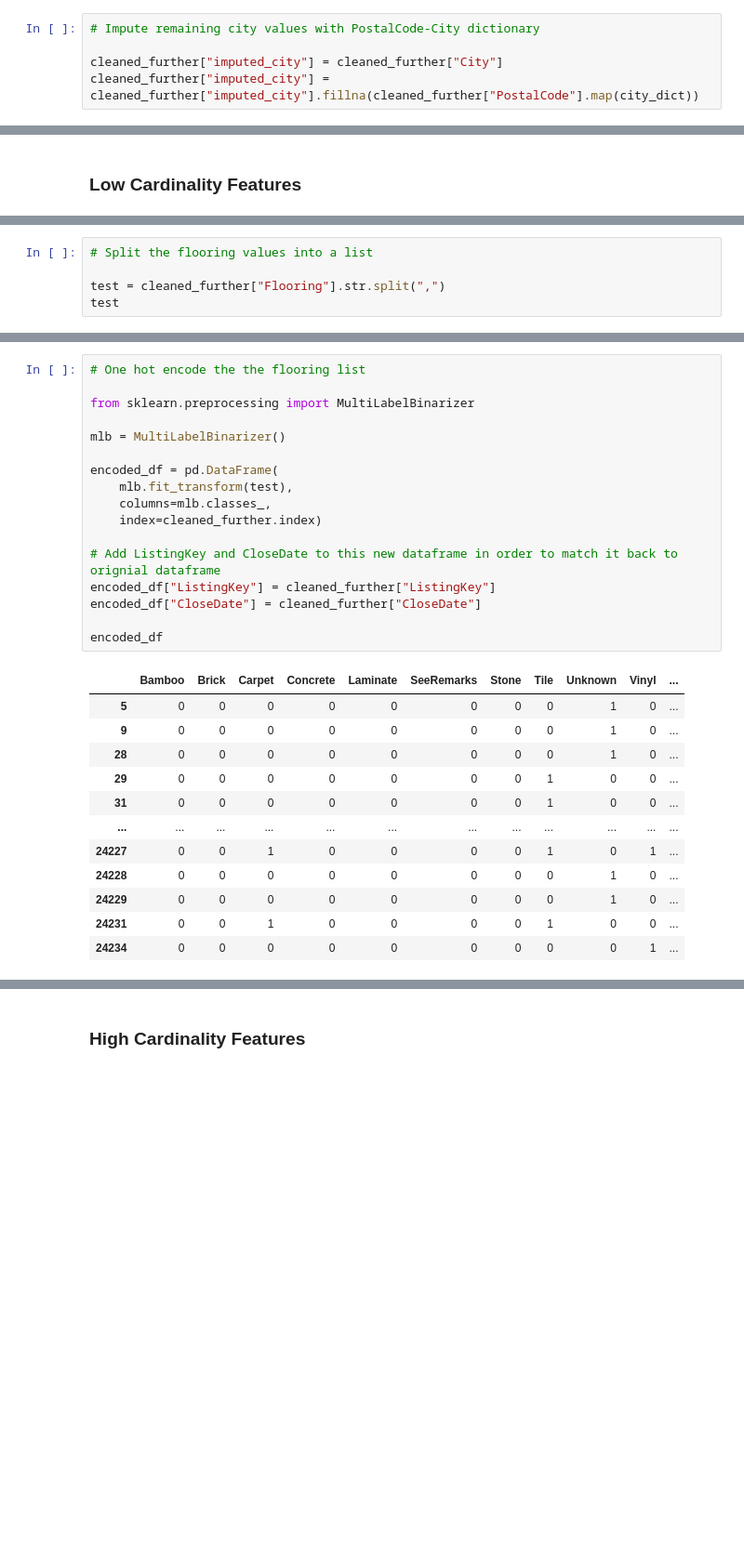
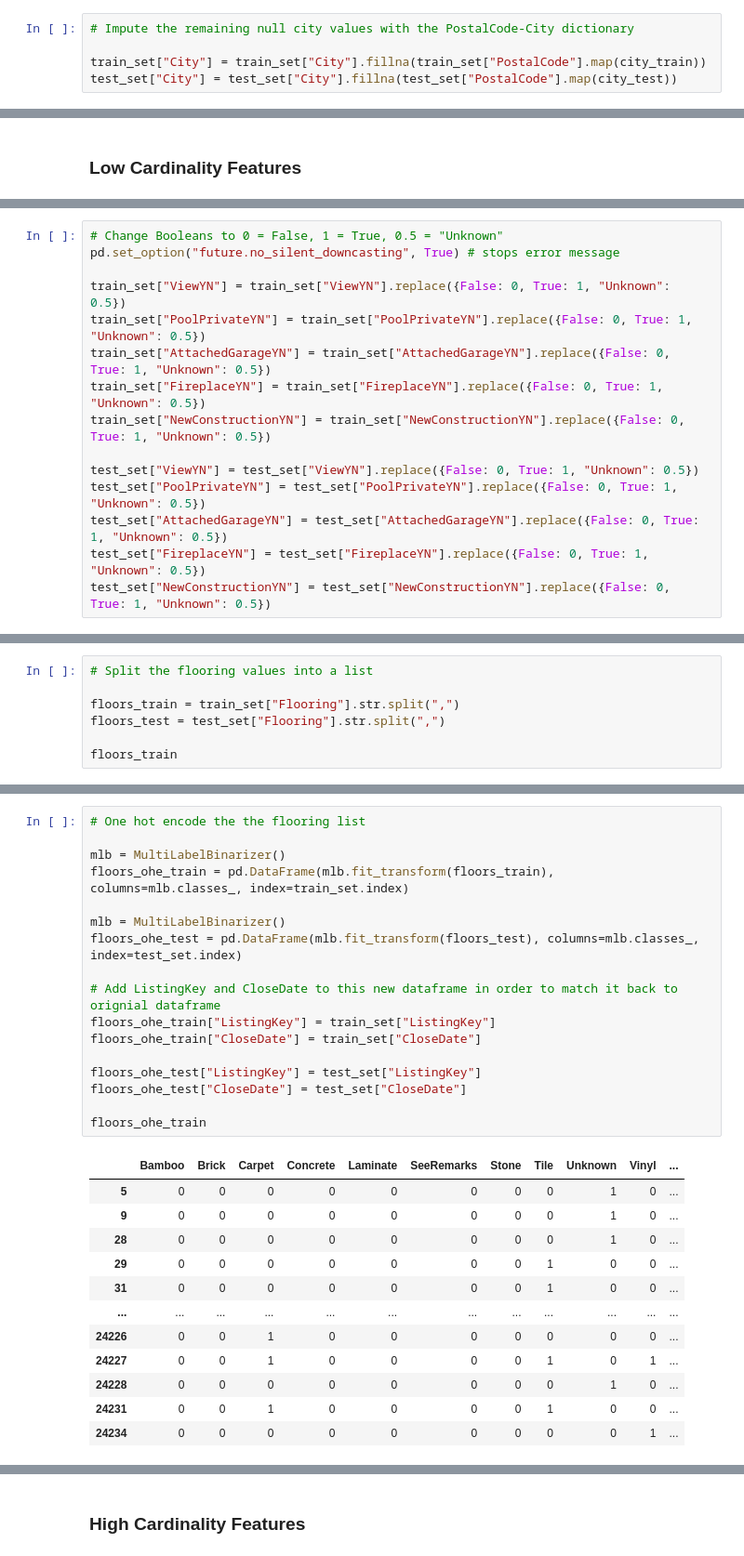
Before and after one commit to Smorgasbordy/IDX-Exchange-Data-Science, a Jupyter notebook: 02_preprocessing.ipynb, the cells around one changed output, grey strips where cells are left out. Shown at 93% size. Drawn from its saved outputs; the diff is of its cells as text; blank space fills up the shorter version.

```diff
--- a/02_preprocessing.ipynb
+++ b/02_preprocessing.ipynb
@@ -941,5 +894,5 @@ cleaned_further["PostalCode"] = cleaned_further["PostalCode"].replace("92440", "
 # %%
-# Impute remaining city values with PostalCode-City dictionary
+# Impute the remaining null city values with the PostalCode-City dictionary
 
-cleaned_further["imputed_city"] = cleaned_further["City"]
-cleaned_further["imputed_city"] = cleaned_further["imputed_city"].fillna(cleaned_further["PostalCode"].map(city_dict))
+train_set["City"] = train_set["City"].fillna(train_set["PostalCode"].map(city_train))
+test_set["City"] = test_set["City"].fillna(test_set["PostalCode"].map(city_test))
@@ -1145,0 +947,15 @@ cleaned_further = cleaned_further.drop(columns=["PropertyType", "PropertySubType
+# %%
+# Change Booleans to 0 = False, 1 = True, 0.5 = "Unknown"
+pd.set_option("future.no_silent_downcasting", True) # stops error message
+
+train_set["ViewYN"] = train_set["ViewYN"].replace({False: 0, True: 1, "Unknown": 0.5})
+train_set["PoolPrivateYN"] = train_set["PoolPrivateYN"].replace({False: 0, True: 1, "Unknown": 0.5})
+train_set["AttachedGarageYN"] = train_set["AttachedGarageYN"].replace({False: 0, True: 1, "Unknown": 0.5})
+train_set["FireplaceYN"] = train_set["FireplaceYN"].replace({False: 0, True: 1, "Unknown": 0.5})
+train_set["NewConstructionYN"] = train_set["NewConstructionYN"].replace({False: 0, True: 1, "Unknown": 0.5})
+
+test_set["ViewYN"] = test_set["ViewYN"].replace({False: 0, True: 1, "Unknown": 0.5})
+test_set["PoolPrivateYN"] = test_set["PoolPrivateYN"].replace({False: 0, True: 1, "Unknown": 0.5})
+test_set["AttachedGarageYN"] = test_set["AttachedGarageYN"].replace({False: 0, True: 1, "Unknown": 0.5})
+test_set["FireplaceYN"] = test_set["FireplaceYN"].replace({False: 0, True: 1, "Unknown": 0.5})
+test_set["NewConstructionYN"] = test_set["NewConstructionYN"].replace({False: 0, True: 1, "Unknown": 0.5})
@@ -1146,8 +964,10 @@ cleaned_further = cleaned_further.drop(columns=["PropertyType", "PropertySubType
 # %%
 # Split the flooring values into a list
 
-test = cleaned_further["Flooring"].str.split(",")
-test
+floors_train = train_set["Flooring"].str.split(",")
+floors_test = test_set["Flooring"].str.split(",")
+
+floors_train
 # %% [output]
 5                    [Unknown]
 9                    [Unknown]
@@ -1164,30 +984,30 @@ Name: Flooring, Length: 307654, dtype: object
 # %%
 # One hot encode the the flooring list
 
-from sklearn.preprocessing import MultiLabelBinarizer
+mlb = MultiLabelBinarizer()
+floors_ohe_train = pd.DataFrame(mlb.fit_transform(floors_train), columns=mlb.classes_, index=train_set.index)
 
 mlb = MultiLabelBinarizer()
-
-encoded_df = pd.DataFrame(
-    mlb.fit_transform(test),
-    columns=mlb.classes_,
-    index=cleaned_further.index)
+floors_ohe_test = pd.DataFrame(mlb.fit_transform(floors_test), columns=mlb.classes_, index=test_set.index)
 
 # Add ListingKey and CloseDate to this new dataframe in order to match it back to orignial dataframe
-encoded_df["ListingKey"] = cleaned_further["ListingKey"]
-encoded_df["CloseDate"] = cleaned_further["CloseDate"]
+floors_ohe_train["ListingKey"] = train_set["ListingKey"]
+floors_ohe_train["CloseDate"] = train_set["CloseDate"]
 
-encoded_df
+floors_ohe_test["ListingKey"] = test_set["ListingKey"]
+floors_ohe_test["CloseDate"] = test_set["CloseDate"]
+
+floors_ohe_train
 # %% [output]
 |  | Bamboo | Brick | Carpet | Concrete | Laminate | SeeRemarks | Stone | Tile | Unknown | Vinyl | ... |
 | 5 | 0 | 0 | 0 | 0 | 0 | 0 | 0 | 0 | 1 | 0 | ... |
 | 9 | 0 | 0 | 0 | 0 | 0 | 0 | 0 | 0 | 1 | 0 | ... |
 | 28 | 0 | 0 | 0 | 0 | 0 | 0 | 0 | 0 | 1 | 0 | ... |
 | 29 | 0 | 0 | 0 | 0 | 0 | 0 | 0 | 1 | 0 | 0 | ... |
 | 31 | 0 | 0 | 0 | 0 | 0 | 0 | 0 | 1 | 0 | 0 | ... |
 | ... | ... | ... | ... | ... | ... | ... | ... | ... | ... | ... | ... |
+| 24226 | 0 | 0 | 1 | 0 | 0 | 0 | 0 | 0 | 0 | 0 | ... |
 | 24227 | 0 | 0 | 1 | 0 | 0 | 0 | 0 | 1 | 0 | 1 | ... |
 | 24228 | 0 | 0 | 0 | 0 | 0 | 0 | 0 | 0 | 1 | 0 | ... |
-| 24229 | 0 | 0 | 0 | 0 | 0 | 0 | 0 | 0 | 1 | 0 | ... |
 | 24231 | 0 | 0 | 1 | 0 | 0 | 0 | 0 | 1 | 0 | 0 | ... |
 | 24234 | 0 | 0 | 0 | 0 | 0 | 0 | 0 | 0 | 0 | 1 | ... |
```
Also changed, not shown: parts of 197 cells of this notebook.
